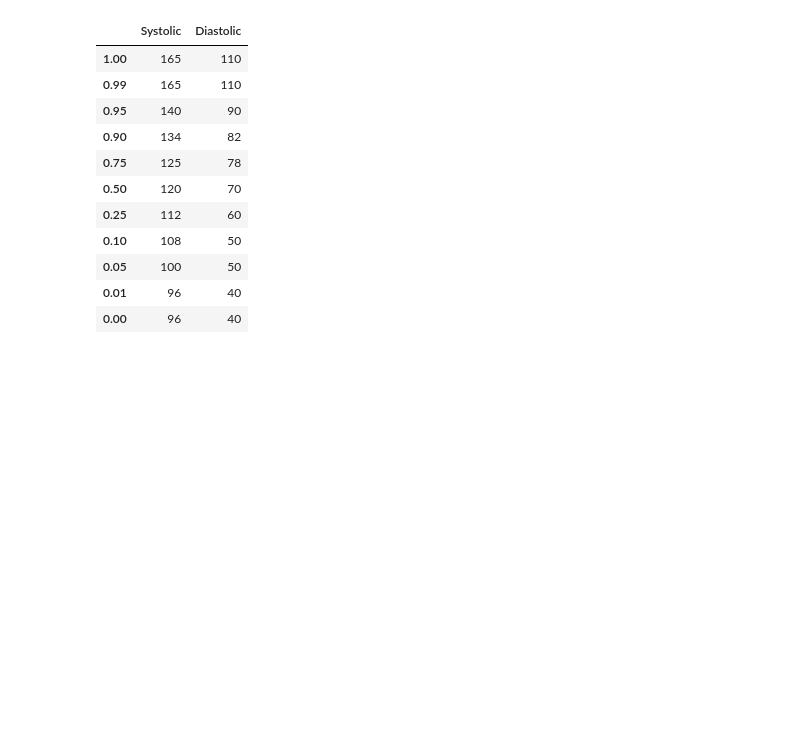
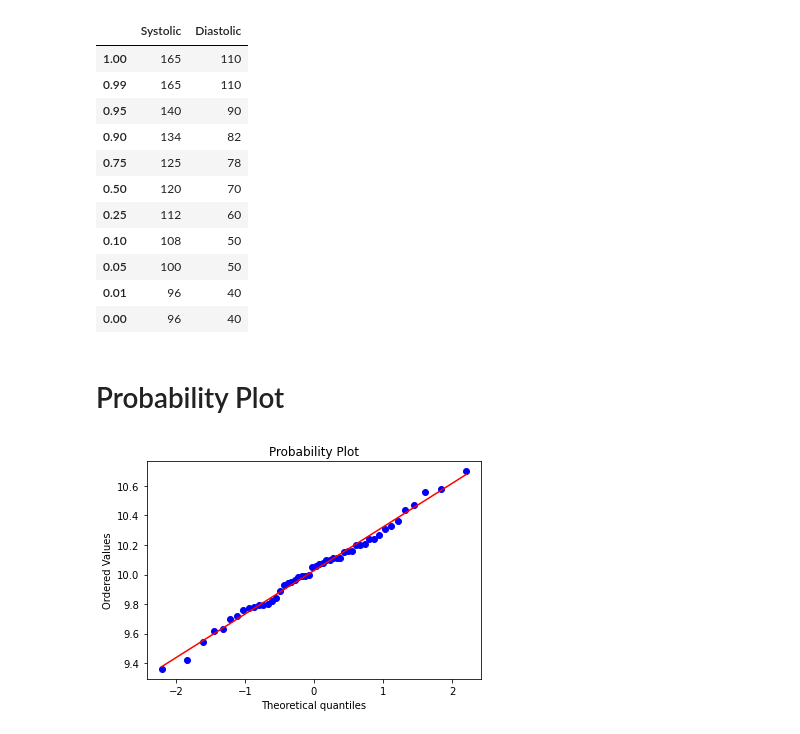
Before and after one commit to Srikanth421/PythonForSASUsers, a Jupyter notebook: Part-2/Part-2.ipynb, the cells around one changed output. Cells and saved outputs as stored; diff of their text form; code cells hidden in the pictures; blank space fills up the shorter version.

```diff
--- a/Part-2/Part-2.ipynb
+++ b/Part-2/Part-2.ipynb
@@ -94,3 +94,7 @@ df_bpressure.quantile([1,0.99,0.95,0.90,0.75,0.50,0.25,0.1,0.05,0.01,0],interpol
 | 0.05 | 100 | 50 |
 | 0.01 | 96 | 40 |
 | 0.00 | 96 | 40 |
+# %% [markdown]
+# Probability Plot
+# %%
+df_sheets = pd.read_csv(r'C:\Users\srika\Documents\Python Scripts\PythonForSASUsers\SHEETS.csv')
@@ -96,0 +103,4 @@ df_bpressure.quantile([1,0.99,0.95,0.90,0.75,0.50,0.25,0.1,0.05,0.01,0],interpol
+# %%
+res = stats.probplot(df_sheets['Distance'], plot=plt)
+# %% [output]
+[figure, added]
```
Also changed, not shown: parts of 1 cell of this notebook.
